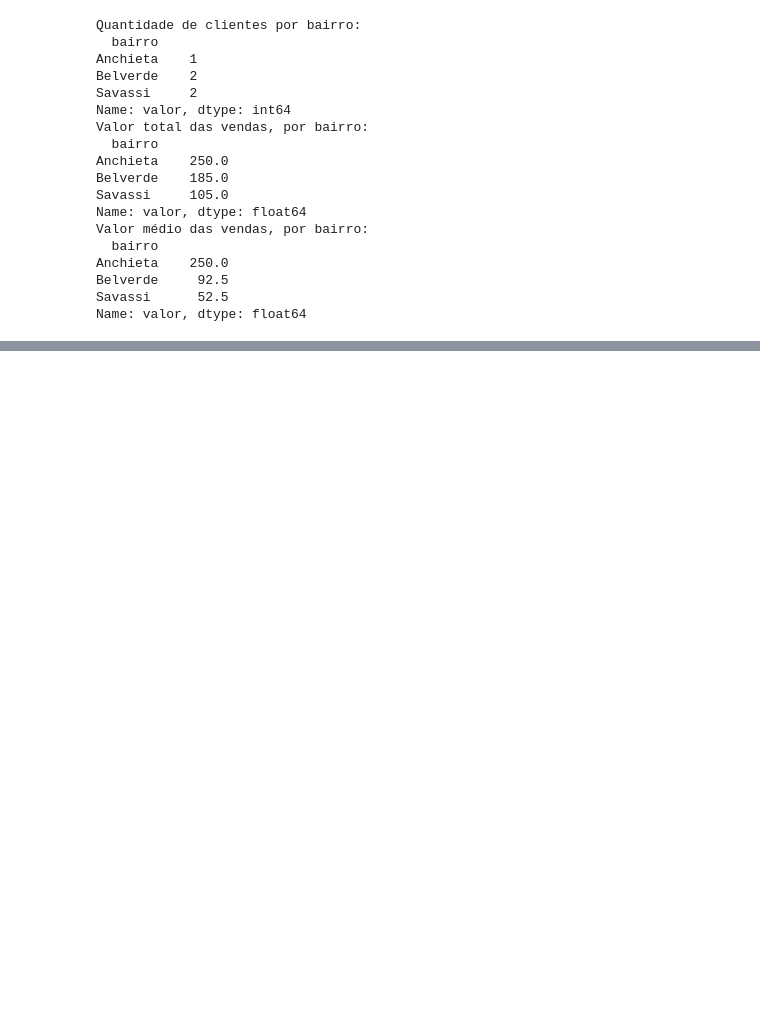
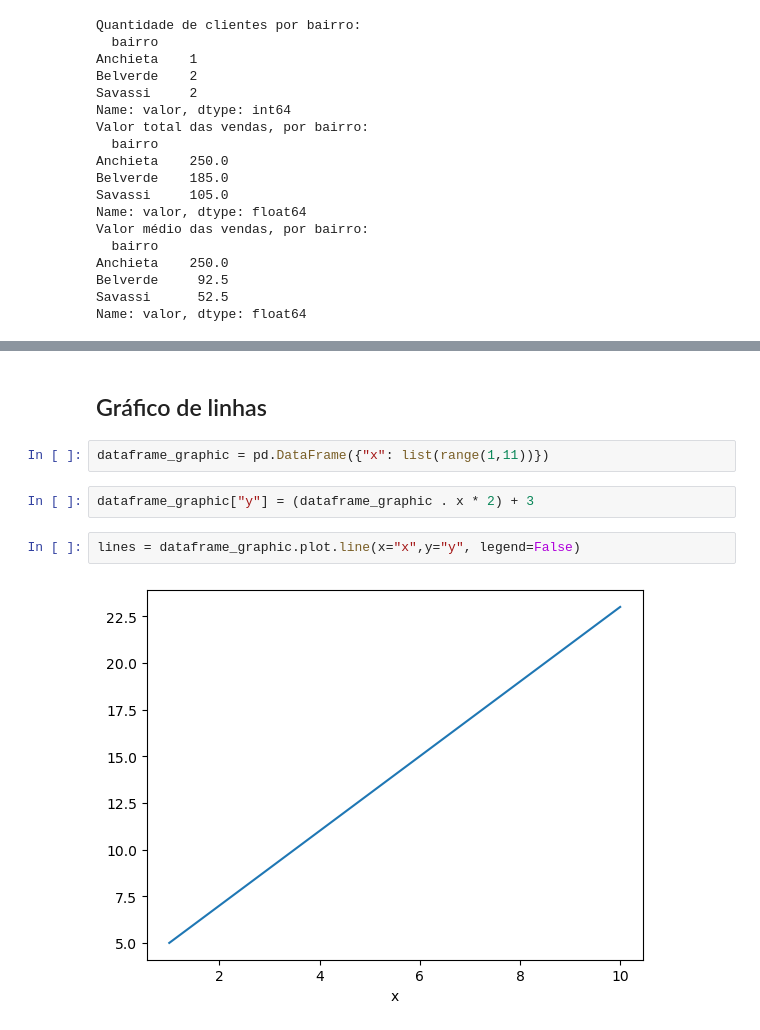
Before and after one commit to JoamirS/pandas-python, a Jupyter notebook: Ranqueamento e Ordenação.ipynb, the cells around one changed output, grey strips where cells are left out. Drawn from its saved outputs; the diff is of its cells as text; blank space fills up the shorter version.

Commit message:
Gráfico de linhas

```diff
--- a/Ranqueamento e Ordenação.ipynb
+++ b/Ranqueamento e Ordenação.ipynb
@@ -174,0 +212,10 @@ Name: valor, dtype: float64
+# %% [markdown]
+## Gráfico de linhas
+# %%
+dataframe_graphic = pd.DataFrame({"x": list(range(1,11))})
+# %%
+dataframe_graphic["y"] = (dataframe_graphic . x * 2) + 3
+# %%
+lines = dataframe_graphic.plot.line(x="x",y="y", legend=False)
+# %% [output]
+[figure, added]
```
Also changed, not shown: parts of 8 cells of this notebook.
